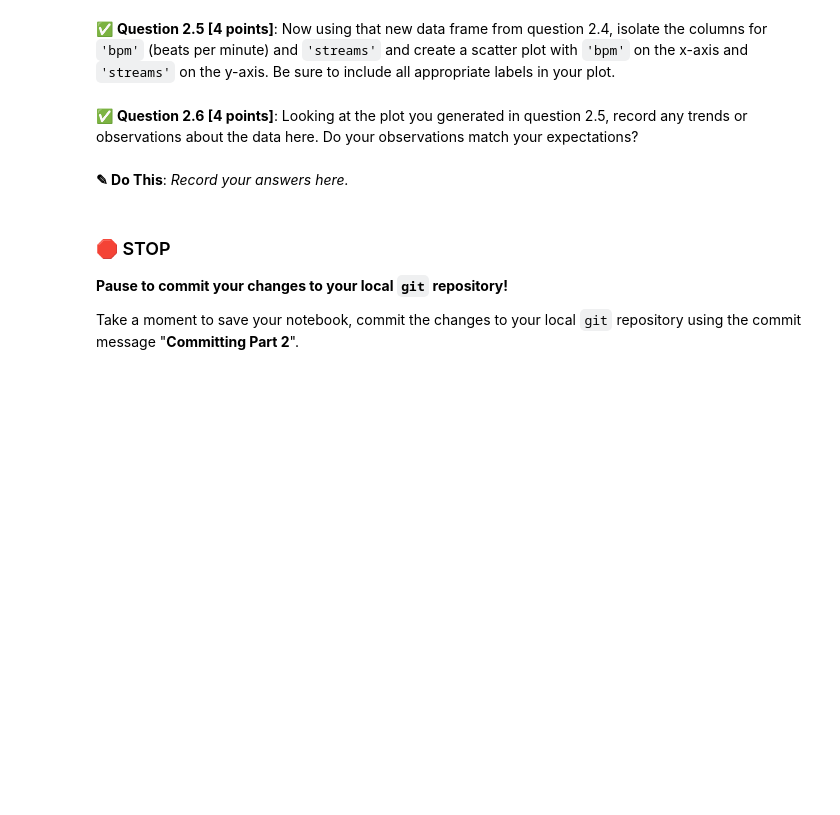
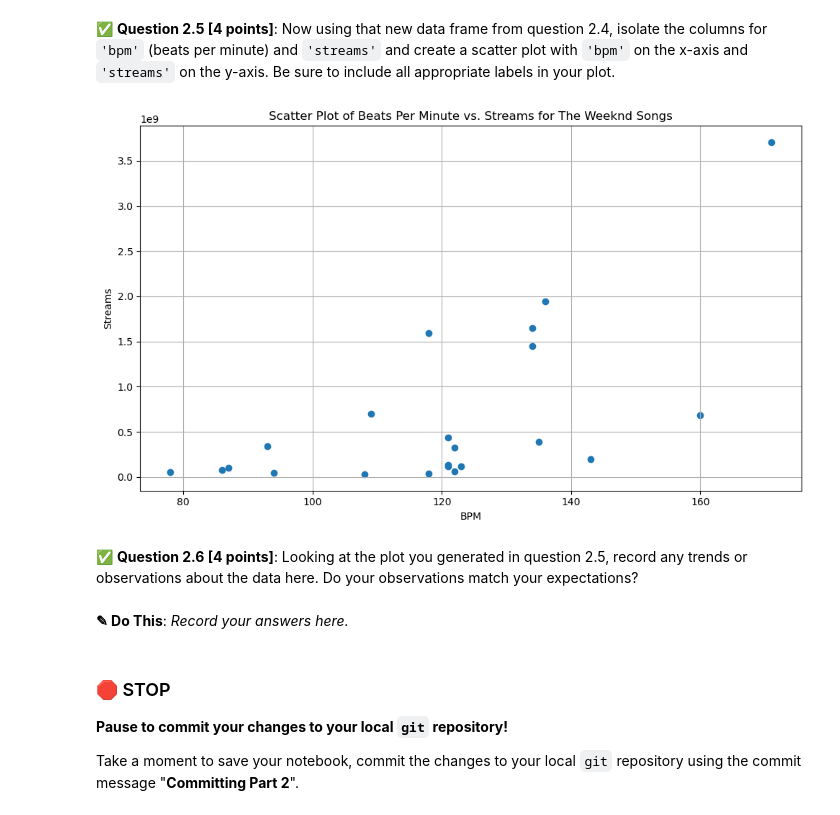
Before and after one commit to NathanZarkowsky/CMSE202-f23-turnin, a Jupyter notebook: CMSE202_Section004_MidtermS24_Student.ipynb, the cells around one changed output. Cells and saved outputs as stored; diff of their text form; code cells hidden in the pictures; blank space fills up the shorter version.

```diff
--- a/CMSE202_Section004_MidtermS24_Student.ipynb
+++ b/CMSE202_Section004_MidtermS24_Student.ipynb
@@ -92,4 +118,7 @@ print("Streams:", most_streams['streams'])
 &#9989; **Question 2.4 [3 points]**: Using the artist you found in the previous question, create a new dataframe which contains only information about the songs from that artist. Display the first 6 lines of that dataframe after you made it.
 # %%
 # Put your code for question 2.4 here
+Weekend = data[data["artist(s)_name"] == "The Weeknd"]
+
+print(Weekend.head(6))
 # %% [output]
@@ -97,7 +142,21 @@ print("Streams:", most_streams['streams'])
 # %% [markdown]
 &#9989; **Question 2.5 [4 points]**: Now using that new data frame from question 2.4, isolate the columns for `'bpm'` (beats per minute) and `'streams'` and create a scatter plot with `'bpm'` on the x-axis and `'streams'` on the y-axis. Be sure to include all appropriate labels in your plot.
 # %%
-# Put your code for question 2.5 here
+# Put your code for question 2.5 her
+import matplotlib.pyplot as plt
+
+plt.figure(figsize=(10, 6))
+plt.scatter(Weekend['bpm'], Weekend['streams'],)
+plt.xlabel('BPM')
+plt.ylabel('Streams')
+plt.title('Scatter Plot of Beats Per Minute vs. Streams for The Weeknd Songs')
+plt.grid(True)
+plt.tight_layout()
+
+
+plt.show()
+# %% [output]
+[figure, added]
 # %% [markdown]
 &#9989; **Question 2.6 [4 points]**: Looking at the plot you generated in question 2.5, record any trends or observations about the data here. Do your observations match your expectations?
 # %% [markdown]
```
Also changed, not shown: parts of 4 cells of this notebook.
